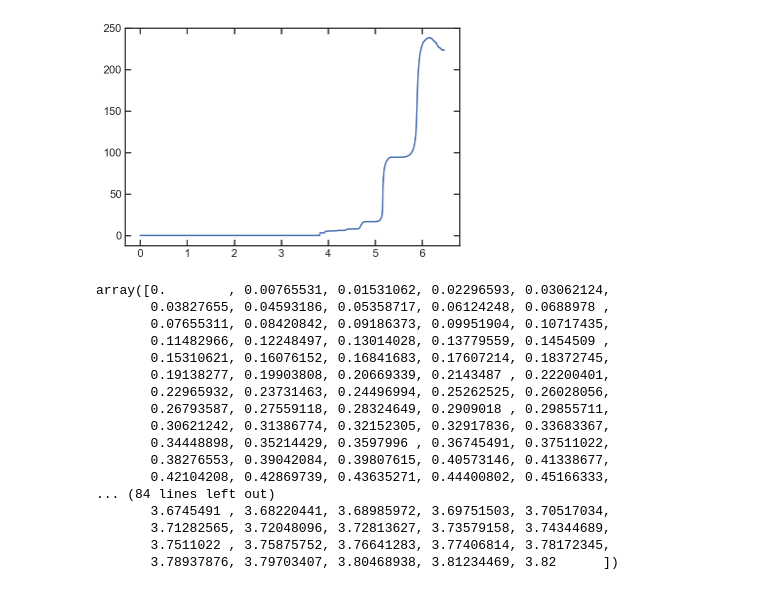
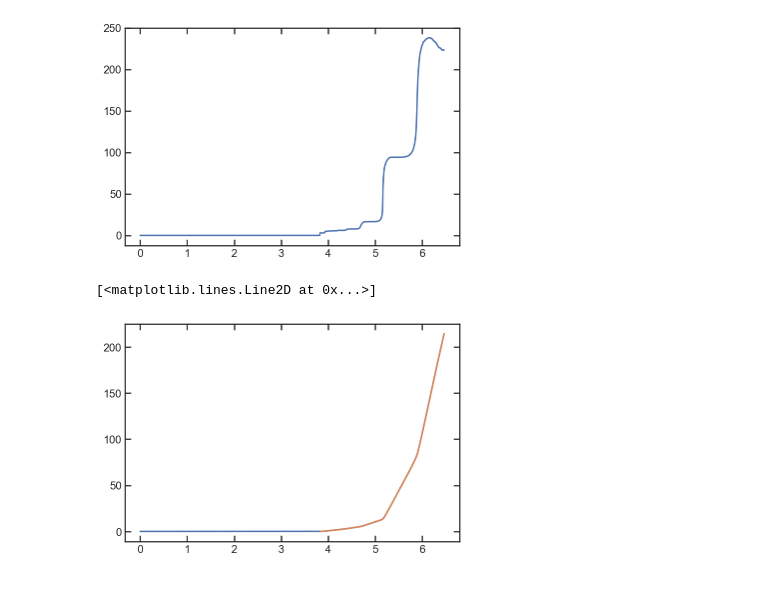
Before and after one commit to Vince-ec/Cluster_and_field, a Jupyter notebook: scripts/low_redshift.ipynb, the cells around one changed output. Drawn from its saved outputs; the diff is of its cells as text; code cells hidden in the pictures.

```diff
--- a/scripts/low_redshift.ipynb
+++ b/scripts/low_redshift.ipynb
@@ -289,6 +290,6 @@ for i in mdb.query('zgrism < 0.9').index:
     if mdb.t_50[i] >= ilim(mdb.zgrism[i]):
         plt.scatter(np.log10(mdb.Sigma1[i]), mdb.z_50[i], color = 'r')
         print('old ' + str(mdb.id[i]), np.log10(mdb.Sigma1[i]))
-#     else:
-#         print('young ' + str(mdb.id[i]), np.log10(mdb.Sigma1[i]))
+    else:
+        print('young ' + str(mdb.id[i]), np.log10(mdb.Sigma1[i]))
 # %% [output]
@@ -349,23 +357,21 @@ Name: zgrism, dtype: float64
 3.8331283450464637 Gyr
 [<matplotlib.lines.Line2D at 0x...>]
 [figure]
-# %%
-np.linspace(0,3.82,500)
-# %% [output]
-array([0.        , 0.00765531, 0.01531062, 0.02296593, 0.03062124,
-       0.03827655, 0.04593186, 0.05358717, 0.06124248, 0.0688978 ,
-       0.07655311, 0.08420842, 0.09186373, 0.09951904, 0.10717435,
-       0.11482966, 0.12248497, 0.13014028, 0.13779559, 0.1454509 ,
-       0.15310621, 0.16076152, 0.16841683, 0.17607214, 0.18372745,
-       0.19138277, 0.19903808, 0.20669339, 0.2143487 , 0.22200401,
-       0.22965932, 0.23731463, 0.24496994, 0.25262525, 0.26028056,
-       0.26793587, 0.27559118, 0.28324649, 0.2909018 , 0.29855711,
-       0.30621242, 0.31386774, 0.32152305, 0.32917836, 0.33683367,
-       0.34448898, 0.35214429, 0.3597996 , 0.36745491, 0.37511022,
-       0.38276553, 0.39042084, 0.39807615, 0.40573146, 0.41338677,
-       0.42104208, 0.42869739, 0.43635271, 0.44400802, 0.45166333,
-... (84 lines left out)
-       3.6745491 , 3.68220441, 3.68985972, 3.69751503, 3.70517034,
-       3.71282565, 3.72048096, 3.72813627, 3.73579158, 3.74344689,
-       3.7511022 , 3.75875752, 3.76641283, 3.77406814, 3.78172345,
-       3.78937876, 3.79703407, 3.80468938, 3.81234469, 3.82      ])
+# %%
+lbtN = np.append(np.arange(0,3.83,0.01) ,3.83 + lbt2)
+sfhN = np.append(np.zeros(len(np.arange(0,3.83,0.01))),sfh2)
+# %%
+M=[]
+for i in range(len(lbt2)):
+    mass = np.trapz(sfh2[0:i+1],lbt2[0:i+1])
+    M.append(mass)
+
+t_50= interp1d(M/ M[-1], lbt2)(0.5)
+
+
+MN=[]
+for i in range(len(lbtN)):
+    mass = np.trapz(sfhN[0:i+1],lbtN[0:i+1])
+    MN.append(mass)
+
+t_50N = interp1d(MN/ MN[-1], lbtN)(0.5)
@@ -371,0 +380,6 @@ array([0.        , 0.00765531, 0.01531062, 0.02296593, 0.03062124,
+# %%
+plt.plot(lbtN, MN)
+plt.plot(lbt2 + 3.83, M)
+# %% [output]
+[<matplotlib.lines.Line2D at 0x...>]
+[figure, added]
```
Also changed, not shown: parts of 19 cells of this notebook.
